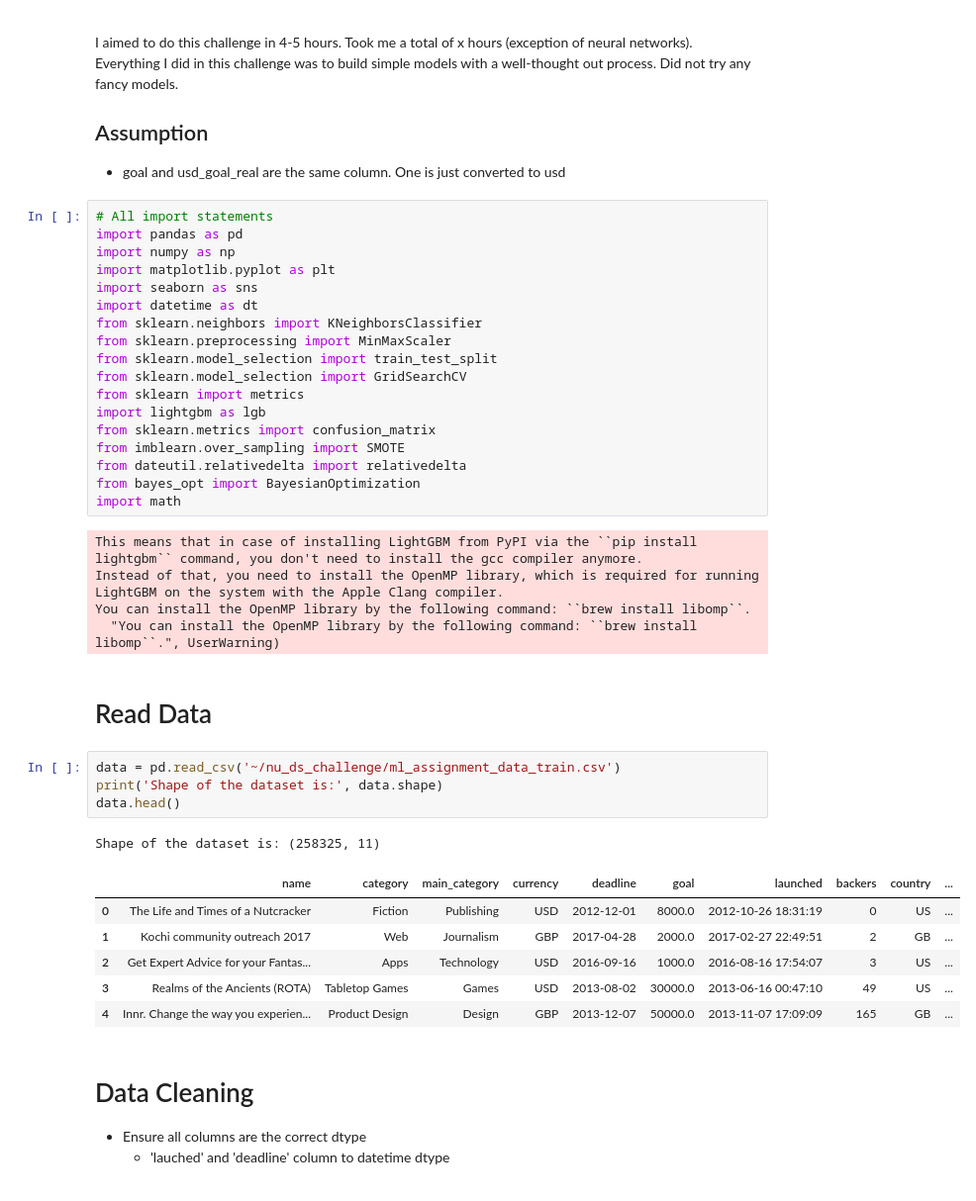
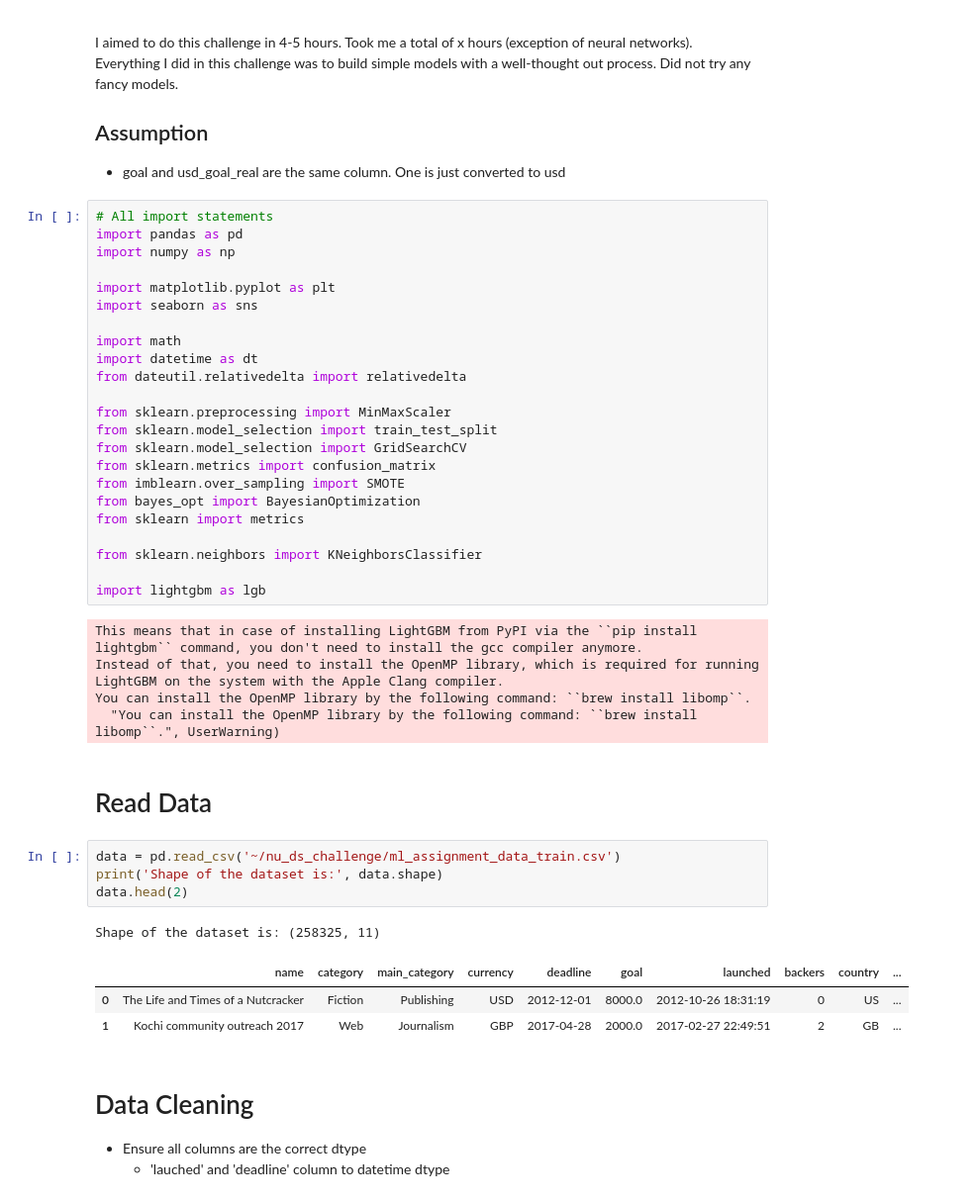
Before and after one commit to j2colaco/nu_ds_challenge, a Jupyter notebook: kickstarter_codebase.ipynb, the cells around one changed output. Shown at 99% size. Cells and saved outputs as stored; diff of their text form.

```diff
--- a/kickstarter_codebase.ipynb
+++ b/kickstarter_codebase.ipynb
@@ -25,20 +27,25 @@ I aimed to do this challenge in 4-5 hours. Took me a total of x hours (exception
 # All import statements
 import pandas as pd
 import numpy as np
+
 import matplotlib.pyplot as plt
 import seaborn as sns
+
+import math
 import datetime as dt
-from sklearn.neighbors import KNeighborsClassifier
+from dateutil.relativedelta import relativedelta
+
 from sklearn.preprocessing import MinMaxScaler
 from sklearn.model_selection import train_test_split
 from sklearn.model_selection import GridSearchCV
-from sklearn import metrics
-import lightgbm as lgb
 from sklearn.metrics import confusion_matrix
 from imblearn.over_sampling import SMOTE
-from dateutil.relativedelta import relativedelta
 from bayes_opt import BayesianOptimization
-import math
+from sklearn import metrics
+
+from sklearn.neighbors import KNeighborsClassifier
+
+import lightgbm as lgb
 # %% [output]
 This means that in case of installing LightGBM from PyPI via the ``pip install lightgbm`` command, you don't need to install the gcc compiler anymore.
 Instead of that, you need to install the OpenMP library, which is required for running LightGBM on the system with the Apple Clang compiler.
@@ -49,15 +56,12 @@ You can install the OpenMP library by the following command: ``brew install libo
 # %%
 data = pd.read_csv('~/nu_ds_challenge/ml_assignment_data_train.csv')
 print('Shape of the dataset is:', data.shape)
-data.head()
+data.head(2)
 # %% [output]
 Shape of the dataset is: (258325, 11)
 |  | name | category | main_category | currency | deadline | goal | launched | backers | country | ... |
 | 0 | The Life and Times of a Nutcracker | Fiction | Publishing | USD | 2012-12-01 | 8000.0 | 2012-10-26 18:31:19 | 0 | US | ... |
 | 1 | Kochi community outreach 2017 | Web | Journalism | GBP | 2017-04-28 | 2000.0 | 2017-02-27 22:49:51 | 2 | GB | ... |
-| 2 | Get Expert Advice for your Fantas... | Apps | Technology | USD | 2016-09-16 | 1000.0 | 2016-08-16 17:54:07 | 3 | US | ... |
-| 3 | Realms of the Ancients (ROTA) | Tabletop Games | Games | USD | 2013-08-02 | 30000.0 | 2013-06-16 00:47:10 | 49 | US | ... |
-| 4 | Innr. Change the way you experien... | Product Design | Design | GBP | 2013-12-07 | 50000.0 | 2013-11-07 17:09:09 | 165 | GB | ... |
 # %% [markdown]
 # Data Cleaning
 
```
Also changed, not shown: parts of 90 cells of this notebook.
